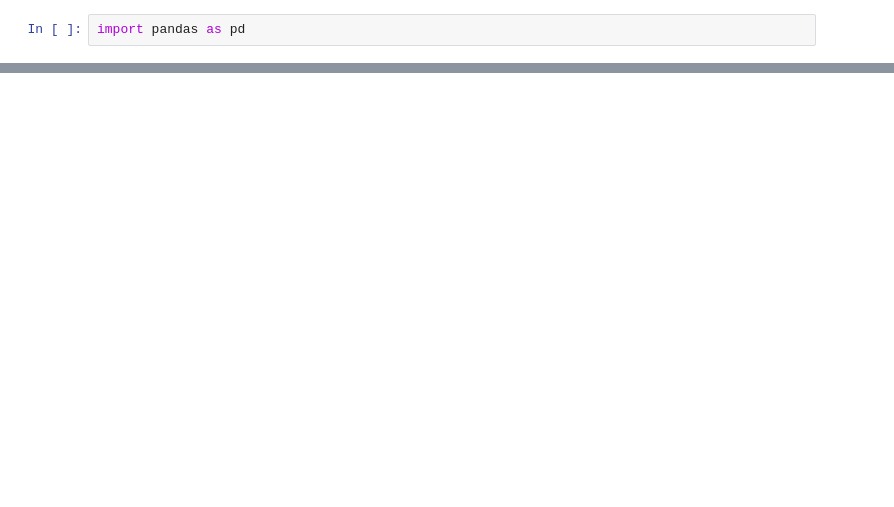
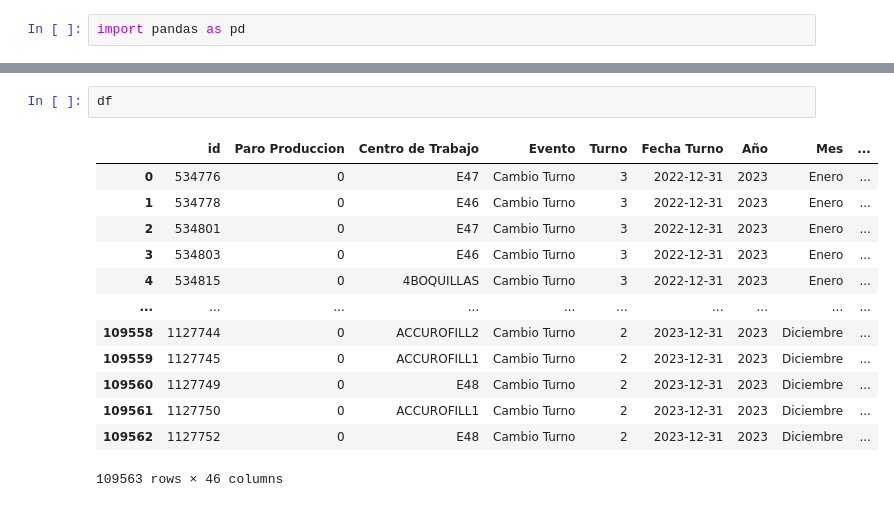
Before and after one commit to thomas-martinod/modelacion-y-simulacion-5, a Jupyter notebook: proyecto-final-prebel/bases-de-datos/analisis-duracion-cook.ipynb, the cells around one changed output, grey strips where cells are left out. Cells and saved outputs as stored; diff of their text form; blank space fills up the shorter version.

```diff
--- a/proyecto-final-prebel/bases-de-datos/analisis-duracion-cook.ipynb
+++ b/proyecto-final-prebel/bases-de-datos/analisis-duracion-cook.ipynb
@@ -8,0 +6,16 @@ ImportError: Missing optional dependency 'openpyxl'.  Use pip or conda to instal
+# %%
+df
+# %% [output]
+|  | id | Paro Produccion | Centro de Trabajo | Evento | Turno | Fecha Turno | Año | Mes | ... |
+| 0 | 534776 | 0 | E47 | Cambio Turno | 3 | 2022-12-31 | 2023 | Enero | ... |
+| 1 | 534778 | 0 | E46 | Cambio Turno | 3 | 2022-12-31 | 2023 | Enero | ... |
+| 2 | 534801 | 0 | E47 | Cambio Turno | 3 | 2022-12-31 | 2023 | Enero | ... |
+| 3 | 534803 | 0 | E46 | Cambio Turno | 3 | 2022-12-31 | 2023 | Enero | ... |
+| 4 | 534815 | 0 | 4BOQUILLAS | Cambio Turno | 3 | 2022-12-31 | 2023 | Enero | ... |
+| ... | ... | ... | ... | ... | ... | ... | ... | ... | ... |
+| 109558 | 1127744 | 0 | ACCUROFILL2 | Cambio Turno | 2 | 2023-12-31 | 2023 | Diciembre | ... |
+| 109559 | 1127745 | 0 | ACCUROFILL1 | Cambio Turno | 2 | 2023-12-31 | 2023 | Diciembre | ... |
+| 109560 | 1127749 | 0 | E48 | Cambio Turno | 2 | 2023-12-31 | 2023 | Diciembre | ... |
+| 109561 | 1127750 | 0 | ACCUROFILL1 | Cambio Turno | 2 | 2023-12-31 | 2023 | Diciembre | ... |
+| 109562 | 1127752 | 0 | E48 | Cambio Turno | 2 | 2023-12-31 | 2023 | Diciembre | ... |
+109563 rows × 46 columns
```
Also changed, not shown: parts of 5 cells of this notebook, 1 other file.
